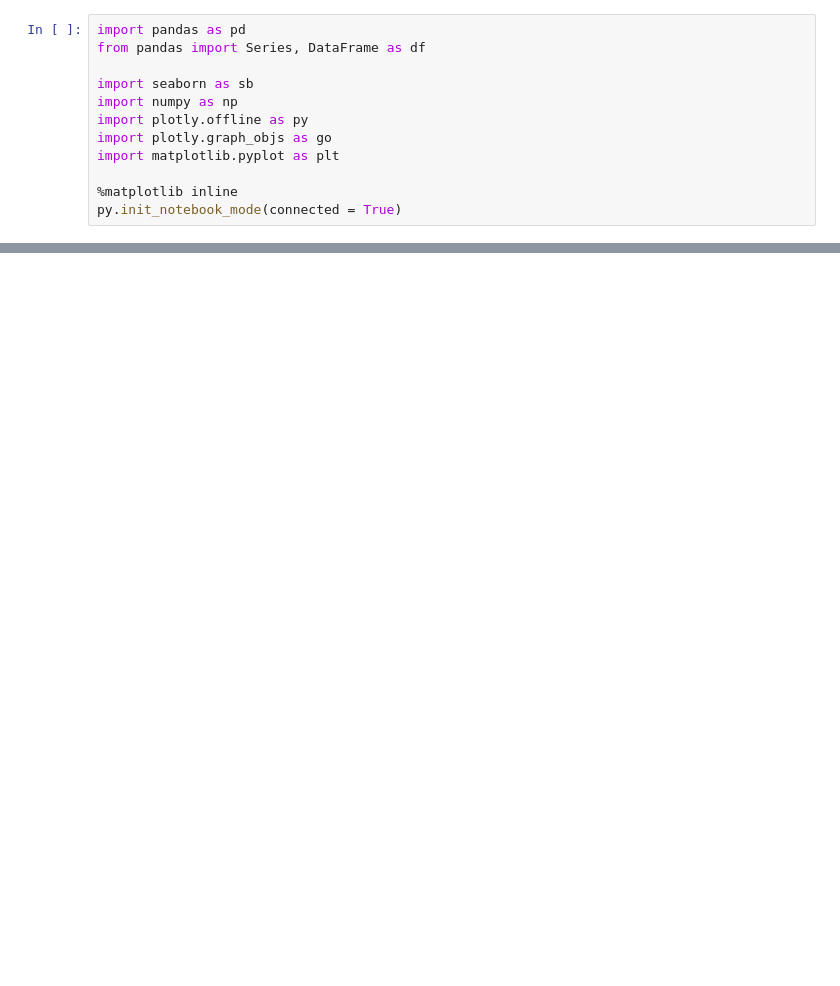
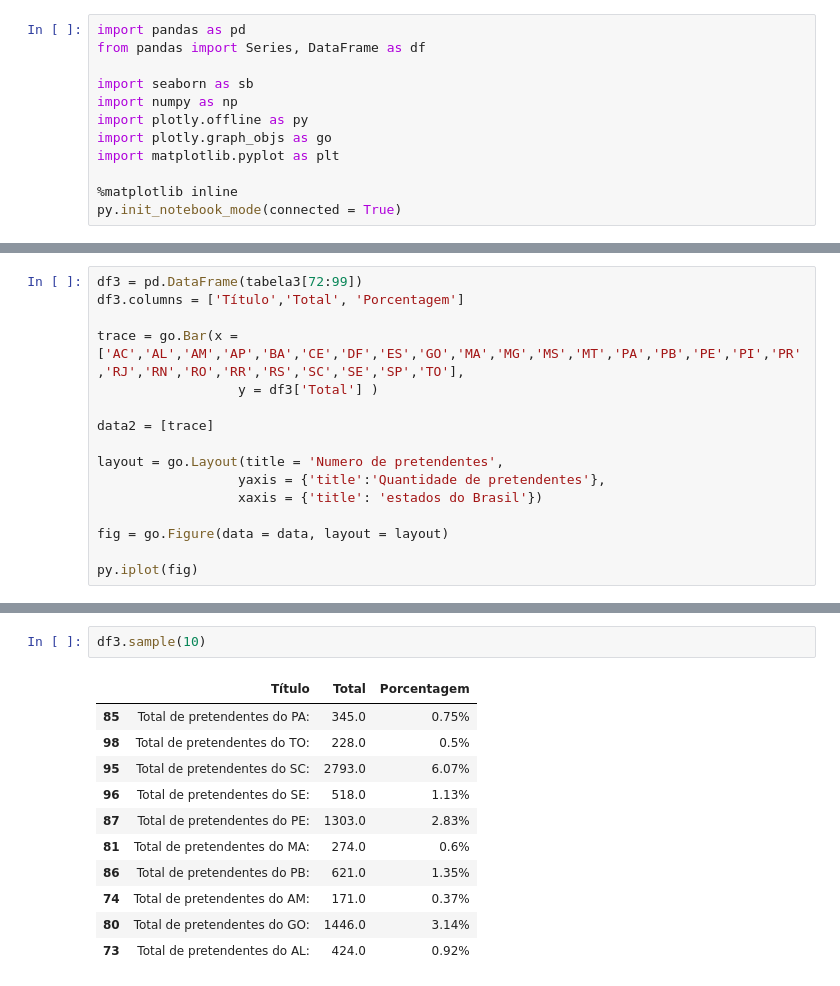
Before and after one commit to little-tabu/Analise_Dados_CNA, a Jupyter notebook: Adocao.ipynb, the cells around one changed output, grey strips where cells are left out. Drawn from its saved outputs; the diff is of its cells as text; blank space fills up the shorter version.

```diff
--- a/Adocao.ipynb
+++ b/Adocao.ipynb
@@ -87,0 +207,16 @@ t[1:].head()
+# %%
+df3 = pd.DataFrame(tabela3[72:99])
+df3.columns = ['Título','Total', 'Porcentagem']
+
+trace = go.Bar(x = ['AC','AL','AM','AP','BA','CE','DF','ES','GO','MA','MG','MS','MT','PA','PB','PE','PI','PR','RJ','RN','RO','RR','RS','SC','SE','SP','TO'],
+                  y = df3['Total'] )
+
+data2 = [trace]
+
+layout = go.Layout(title = 'Numero de pretendentes',
+                  yaxis = {'title':'Quantidade de pretendentes'},
+                  xaxis = {'title': 'estados do Brasil'})
+
+fig = go.Figure(data = data, layout = layout)
+
+py.iplot(fig)
@@ -87,0 +225,14 @@ t[1:].head()
+# %%
+df3.sample(10)
+# %% [output]
+|  | Título | Total | Porcentagem |
+| 85 | Total de pretendentes do PA: | 345.0 | 0.75% |
+| 98 | Total de pretendentes do TO: | 228.0 | 0.5% |
+| 95 | Total de pretendentes do SC: | 2793.0 | 6.07% |
+| 96 | Total de pretendentes do SE: | 518.0 | 1.13% |
+| 87 | Total de pretendentes do PE: | 1303.0 | 2.83% |
+| 81 | Total de pretendentes do MA: | 274.0 | 0.6% |
+| 86 | Total de pretendentes do PB: | 621.0 | 1.35% |
+| 74 | Total de pretendentes do AM: | 171.0 | 0.37% |
+| 80 | Total de pretendentes do GO: | 1446.0 | 3.14% |
+| 73 | Total de pretendentes do AL: | 424.0 | 0.92% |
```
Also changed, not shown: parts of 21 cells of this notebook.
